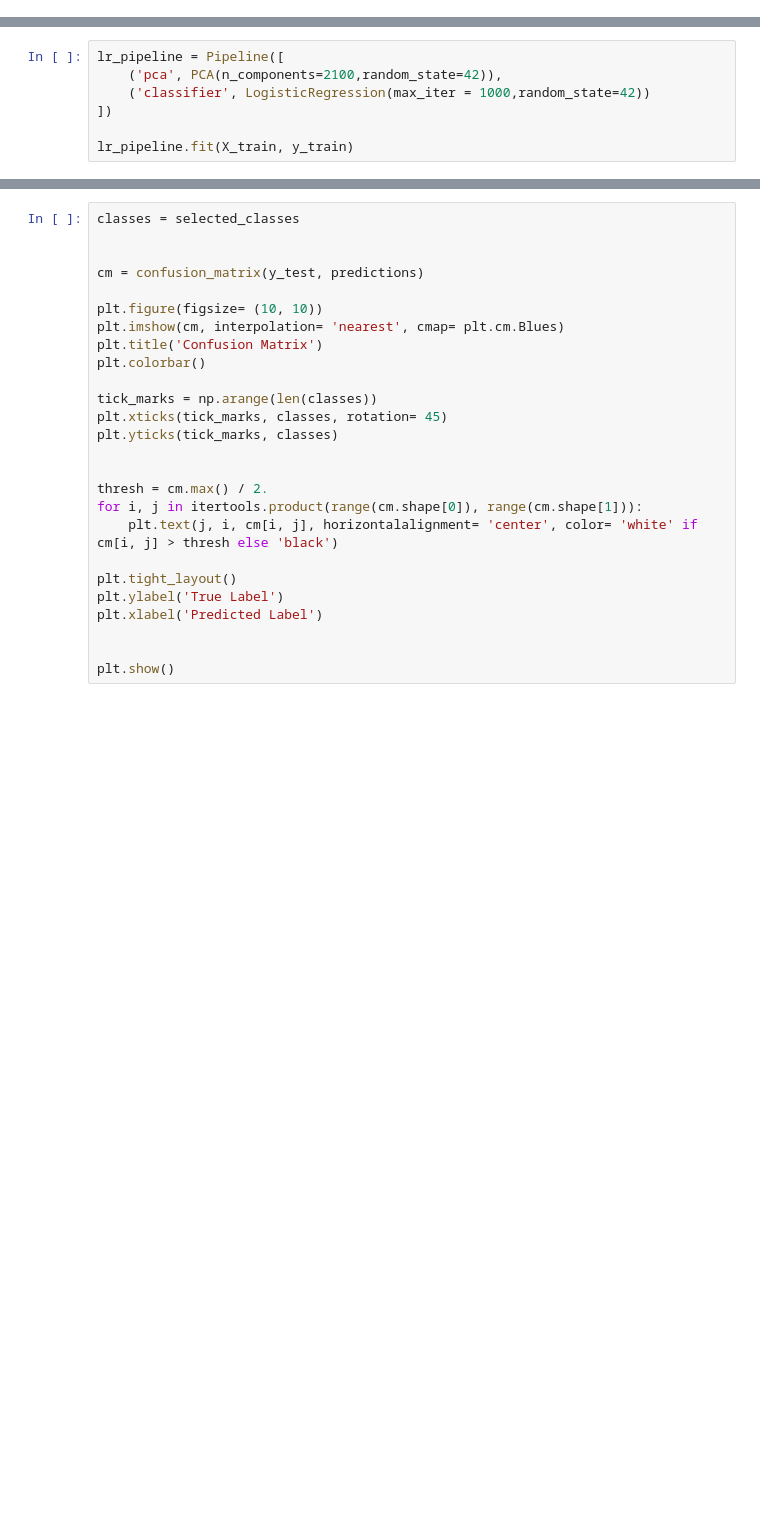
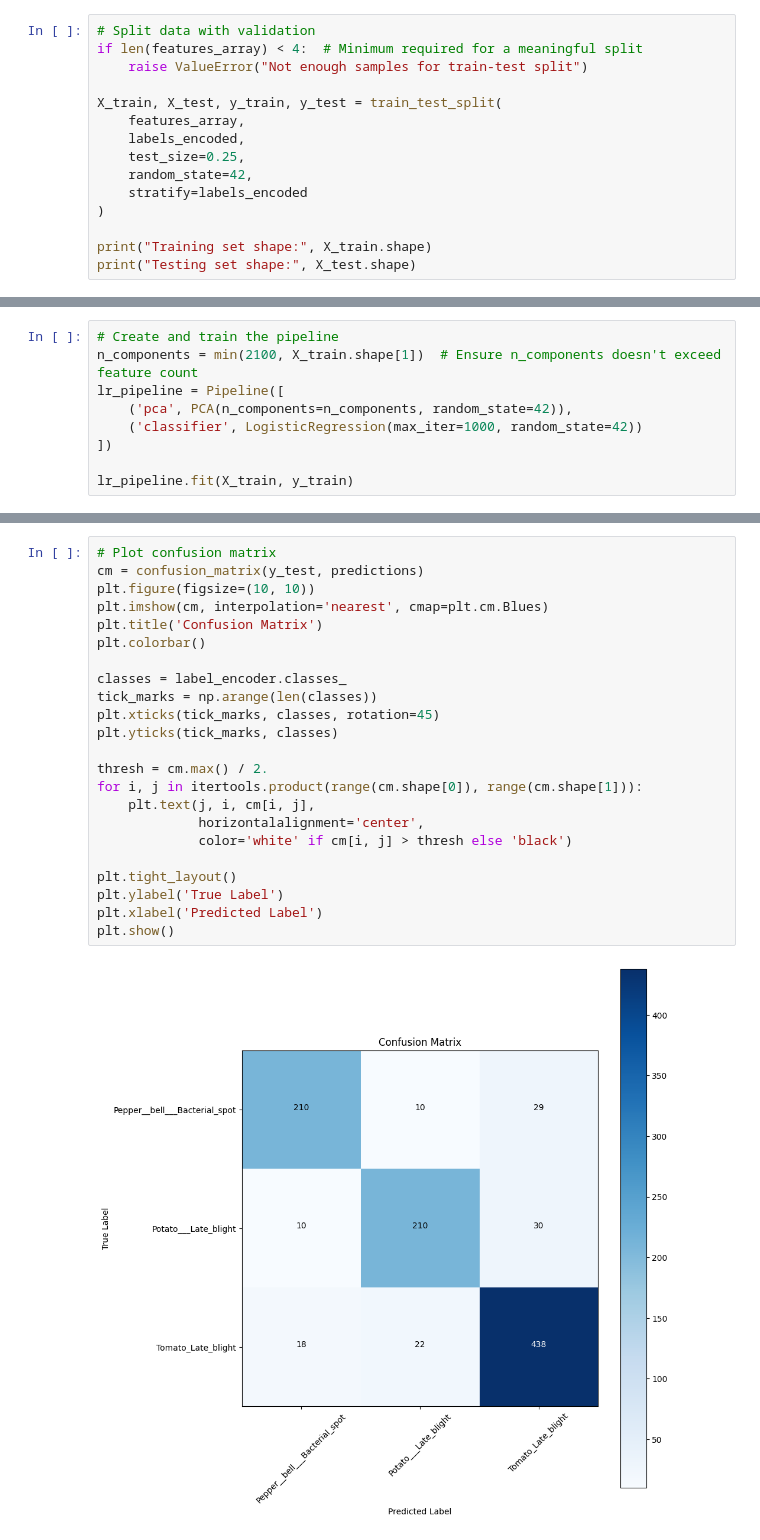
Before and after one commit to Janet-Pushpa/Plant-disease-detection, a Jupyter notebook: plantvillage-classification.ipynb, the cells around one changed output, grey strips where cells are left out. Saved outputs shown, nothing was run; the diff lists cells and outputs as text; blank space fills up the shorter version.

```diff
--- a/plantvillage-classification.ipynb
+++ b/plantvillage-classification.ipynb
@@ -122,0 +173,15 @@ print(type(y_test), y_test.shape)
+# %%
+# Split data with validation
+if len(features_array) < 4:  # Minimum required for a meaningful split
+    raise ValueError("Not enough samples for train-test split")
+
+X_train, X_test, y_train, y_test = train_test_split(
+    features_array,
+    labels_encoded,
+    test_size=0.25,
+    random_state=42,
+    stratify=labels_encoded
+)
+
+print("Training set shape:", X_train.shape)
+print("Testing set shape:", X_test.shape)
@@ -123,7 +191,9 @@ print(type(y_test), y_test.shape)
 # %%
+# Create and train the pipeline
+n_components = min(2100, X_train.shape[1])  # Ensure n_components doesn't exceed feature count
 lr_pipeline = Pipeline([
-    ('pca', PCA(n_components=2100,random_state=42)),
-    ('classifier', LogisticRegression(max_iter = 1000,random_state=42))
+    ('pca', PCA(n_components=n_components, random_state=42)),
+    ('classifier', LogisticRegression(max_iter=1000, random_state=42))
 ])
 
 lr_pipeline.fit(X_train, y_train)
@@ -141,26 +224,25 @@ print(report)
 # %%
-classes = selected_classes
-
-
+# Plot confusion matrix
 cm = confusion_matrix(y_test, predictions)
-
-plt.figure(figsize= (10, 10))
-plt.imshow(cm, interpolation= 'nearest', cmap= plt.cm.Blues)
+plt.figure(figsize=(10, 10))
+plt.imshow(cm, interpolation='nearest', cmap=plt.cm.Blues)
 plt.title('Confusion Matrix')
 plt.colorbar()
 
+classes = label_encoder.classes_
 tick_marks = np.arange(len(classes))
-plt.xticks(tick_marks, classes, rotation= 45)
+plt.xticks(tick_marks, classes, rotation=45)
 plt.yticks(tick_marks, classes)
-
 
 thresh = cm.max() / 2.
 for i, j in itertools.product(range(cm.shape[0]), range(cm.shape[1])):
-    plt.text(j, i, cm[i, j], horizontalalignment= 'center', color= 'white' if cm[i, j] > thresh else 'black')
+    plt.text(j, i, cm[i, j],
+             horizontalalignment='center',
+             color='white' if cm[i, j] > thresh else 'black')
 
 plt.tight_layout()
 plt.ylabel('True Label')
 plt.xlabel('Predicted Label')
-
-
 plt.show()
+# %% [output]
+[figure, added]
```
Also changed, not shown: parts of 29 cells of this notebook, 1 other file.
